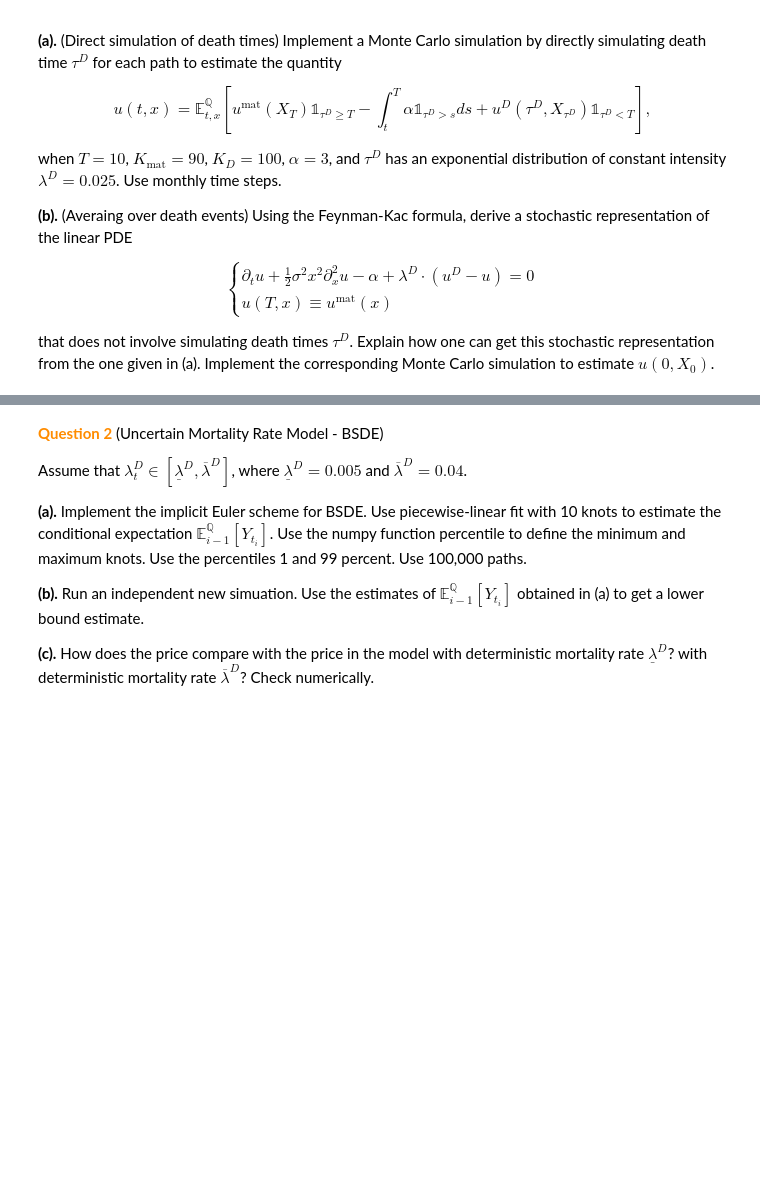
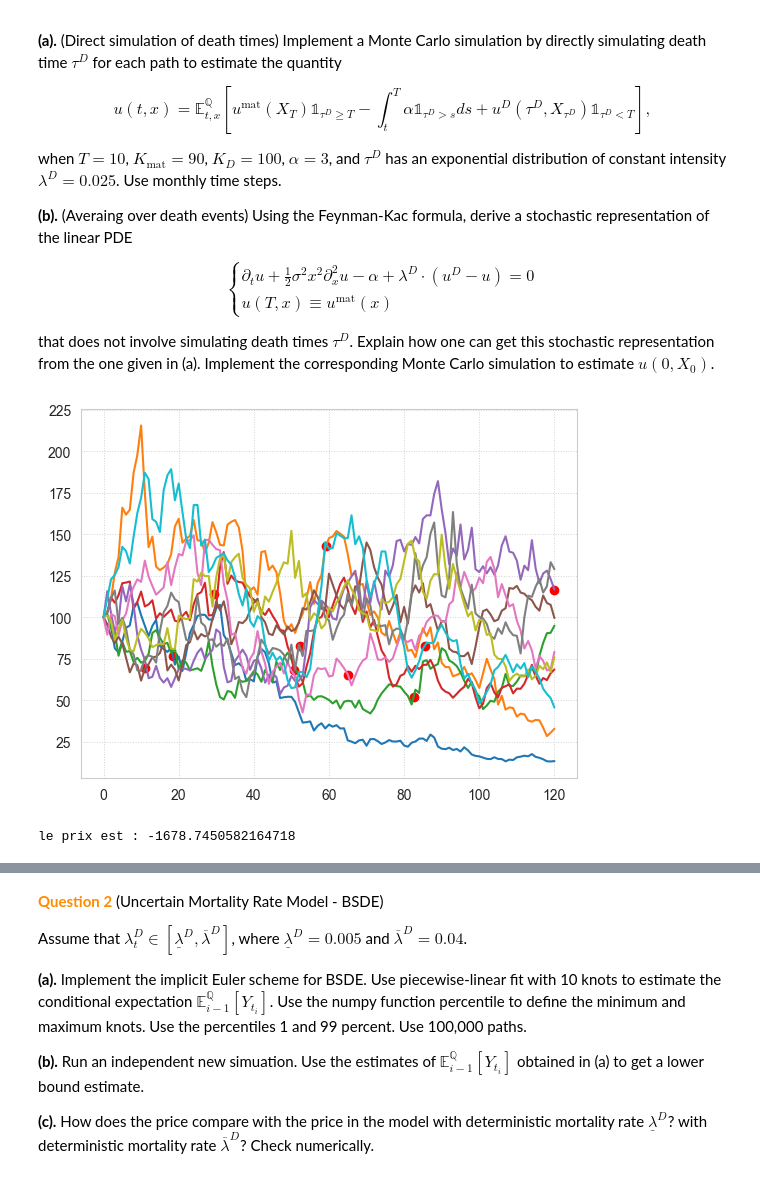
Before and after one commit to taha-belgnaoui/non-linear-pricing, a Jupyter notebook: HW3-2025-SorbonneUniversite (1).ipynb, the cells around one changed output, grey strips where cells are left out. Drawn from its saved outputs; the diff is of its cells as text; code cells hidden in the pictures; blank space fills up the shorter version.

```diff
--- a/HW3-2025-SorbonneUniversite (1).ipynb
+++ b/HW3-2025-SorbonneUniversite (1).ipynb
@@ -266,0 +289,50 @@ s=exponential_samples(n, lambd)
+# %%
+def stoping_times_value(path,stoping_time):
+    v1=int(stoping_time)
+    if v1>=T*12 : return path[-1]
+    v2=int(stoping_time)+1
+    dec=stoping_time-v1
+    value=dec*path[v2]+(1-dec)*path[v1]
+    return value
+
+def stoping_times_put_value(stoping_time,path):
+
+    if stoping_time==T*12: return max(0,K_D-path[-1])
+    elif stoping_time>T*12:return max(0,K-path[-1])
+    else :
+        v1=int(stoping_time)
+        dec=stoping_time-v1
+        v2=v1+1
+        value=dec*path[v2]+(1-dec)*path[v1]
+        return max(0,K-value)
+
+
+
+def fee(stoping_time,path):
+    if stoping_time>=T*12 : return alpha*T*12
+    else:
+        v2=int(stoping_time)+1
+        return alpha*v2*12
+# %%
+fig, ax = plt.subplots()
+ax.grid(**params_grid)
+
+for n,path in enumerate(np.transpose(paths)):
+
+    plt.plot(path)
+    #if stoping_times_value(path,stoping_times[n])
+    ax.scatter(min(stoping_times[n],T*12),stoping_times_value(path,stoping_times[n]),color='r')
+
+#for m,t in enumerate(ts):
+    #for i in range(len(paths[m])):
+        #ax.scatter(t,paths[m][i])
+# %% [output]
+[figure, added]
+# %%
+#computing means of the values at time stopings
+payoffs=np.zeros(np.transpose(npaths))
+for n,path in enumerate(np.transpose(paths)):
+    payoffs[n]=-fee(stoping_times[n],path)+stoping_times_put_value(stoping_times[n],path)
+print("le prix est :",np.mean(payoffs))
+# %% [output]
+le prix est : -1678.7450582164718
```
Also changed, not shown: parts of 6 cells of this notebook.
